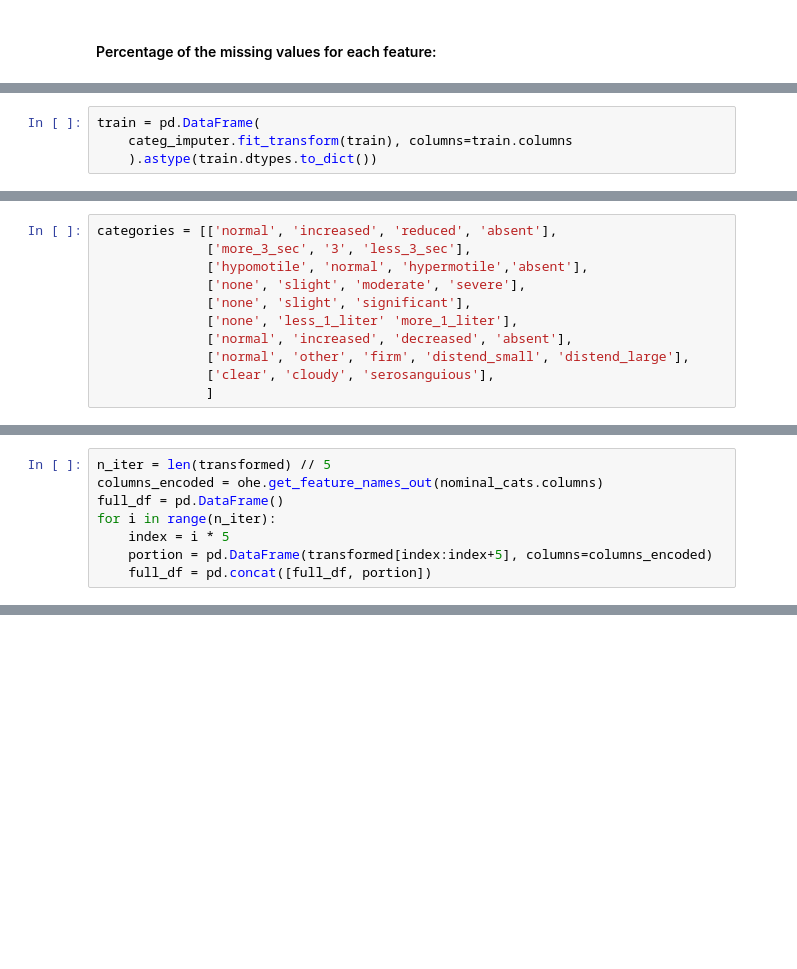
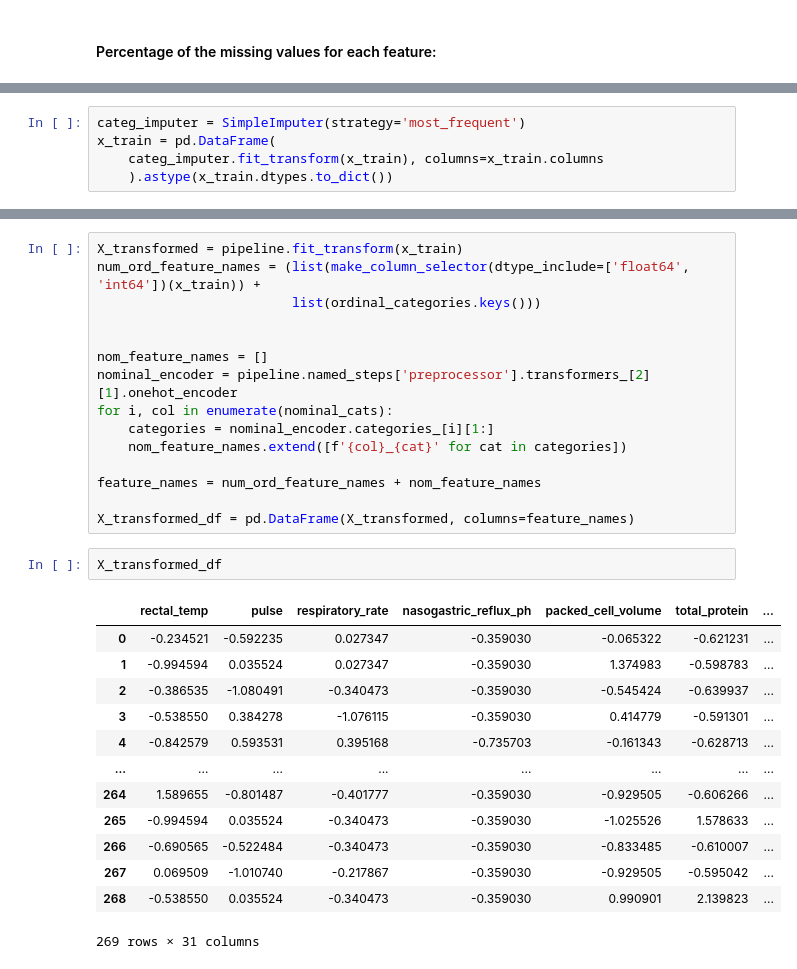
Before and after one commit to MehranZdi/horse_survival, a Jupyter notebook: horse_survival.ipynb, the cells around one changed output, grey strips where cells are left out. Saved outputs shown, nothing was run; the diff lists cells and outputs as text; blank space fills up the shorter version.

```diff
--- a/horse_survival.ipynb
+++ b/horse_survival.ipynb
@@ -222,4 +116,5 @@ categ_imputer = SimpleImputer(strategy='most_frequent')
 # %%
-train = pd.DataFrame(
-    categ_imputer.fit_transform(train), columns=train.columns
-    ).astype(train.dtypes.to_dict())
+categ_imputer = SimpleImputer(strategy='most_frequent')
+x_train = pd.DataFrame(
+    categ_imputer.fit_transform(x_train), columns=x_train.columns
+    ).astype(x_train.dtypes.to_dict())
@@ -292,11 +120,0 @@ ord_features = ['peripheral_pulse', 'capillary_refill_time', 'peristalsis',
-# %%
-categories = [['normal', 'increased', 'reduced', 'absent'],
-              ['more_3_sec', '3', 'less_3_sec'],
-              ['hypomotile', 'normal', 'hypermotile','absent'],
-              ['none', 'slight', 'moderate', 'severe'],
-              ['none', 'slight', 'significant'],
-              ['none', 'less_1_liter' 'more_1_liter'],
-              ['normal', 'increased', 'decreased', 'absent'],
-              ['normal', 'other', 'firm', 'distend_small', 'distend_large'],
-              ['clear', 'cloudy', 'serosanguious'],
-              ]
@@ -368,8 +120,0 @@ transformed = ohe.fit_transform(nominal_cats)
-# %%
-n_iter = len(transformed) // 5
-columns_encoded = ohe.get_feature_names_out(nominal_cats.columns)
-full_df = pd.DataFrame()
-for i in range(n_iter):
-    index = i * 5
-    portion = pd.DataFrame(transformed[index:index+5], columns=columns_encoded)
-    full_df = pd.concat([full_df, portion])
@@ -573,0 +190,31 @@ print(list(dict_.keys()))
+# %%
+X_transformed = pipeline.fit_transform(x_train)
+num_ord_feature_names = (list(make_column_selector(dtype_include=['float64', 'int64'])(x_train)) +
+                         list(ordinal_categories.keys()))
+
+
+nom_feature_names = []
+nominal_encoder = pipeline.named_steps['preprocessor'].transformers_[2][1].onehot_encoder
+for i, col in enumerate(nominal_cats):
+    categories = nominal_encoder.categories_[i][1:]
+    nom_feature_names.extend([f'{col}_{cat}' for cat in categories])
+
+feature_names = num_ord_feature_names + nom_feature_names
+
+X_transformed_df = pd.DataFrame(X_transformed, columns=feature_names)
+# %%
+X_transformed_df
+# %% [output]
+|  | rectal_temp | pulse | respiratory_rate | nasogastric_reflux_ph | packed_cell_volume | total_protein | ... |
+| 0 | -0.234521 | -0.592235 | 0.027347 | -0.359030 | -0.065322 | -0.621231 | ... |
+| 1 | -0.994594 | 0.035524 | 0.027347 | -0.359030 | 1.374983 | -0.598783 | ... |
+| 2 | -0.386535 | -1.080491 | -0.340473 | -0.359030 | -0.545424 | -0.639937 | ... |
+| 3 | -0.538550 | 0.384278 | -1.076115 | -0.359030 | 0.414779 | -0.591301 | ... |
+| 4 | -0.842579 | 0.593531 | 0.395168 | -0.735703 | -0.161343 | -0.628713 | ... |
+| ... | ... | ... | ... | ... | ... | ... | ... |
+| 264 | 1.589655 | -0.801487 | -0.401777 | -0.359030 | -0.929505 | -0.606266 | ... |
+| 265 | -0.994594 | 0.035524 | -0.340473 | -0.359030 | -1.025526 | 1.578633 | ... |
+| 266 | -0.690565 | -0.522484 | -0.340473 | -0.359030 | -0.833485 | -0.610007 | ... |
+| 267 | 0.069509 | -1.010740 | -0.217867 | -0.359030 | -0.929505 | -0.595042 | ... |
+| 268 | -0.538550 | 0.035524 | -0.340473 | -0.359030 | 0.990901 | 2.139823 | ... |
+269 rows × 31 columns
```
Also changed, not shown: parts of 73 cells of this notebook.
